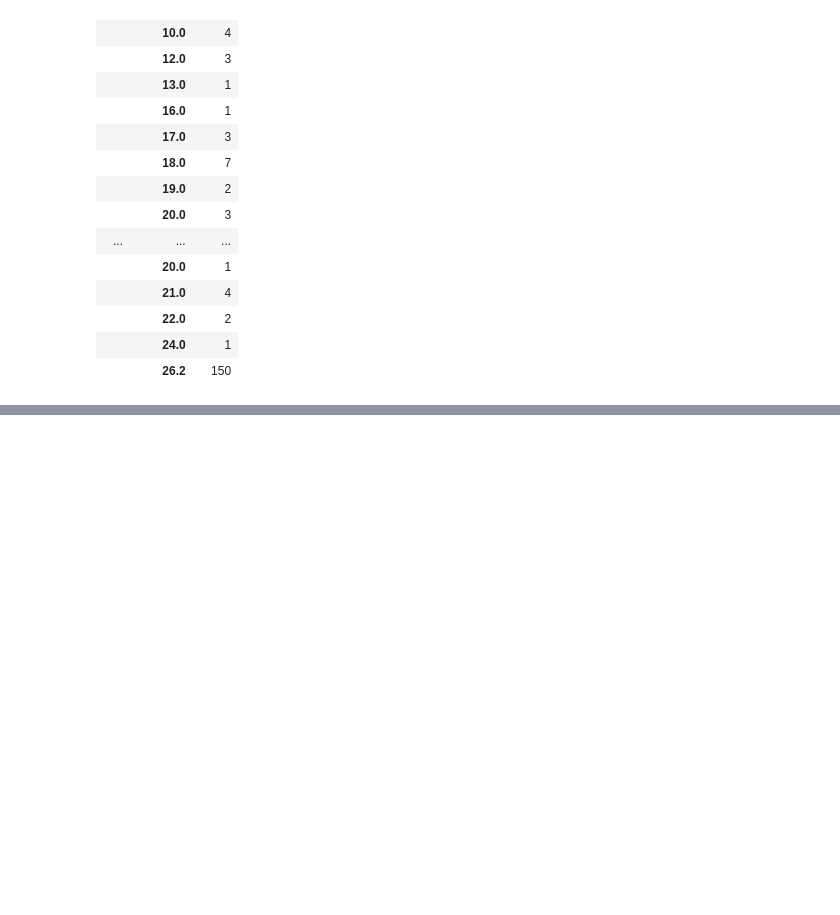
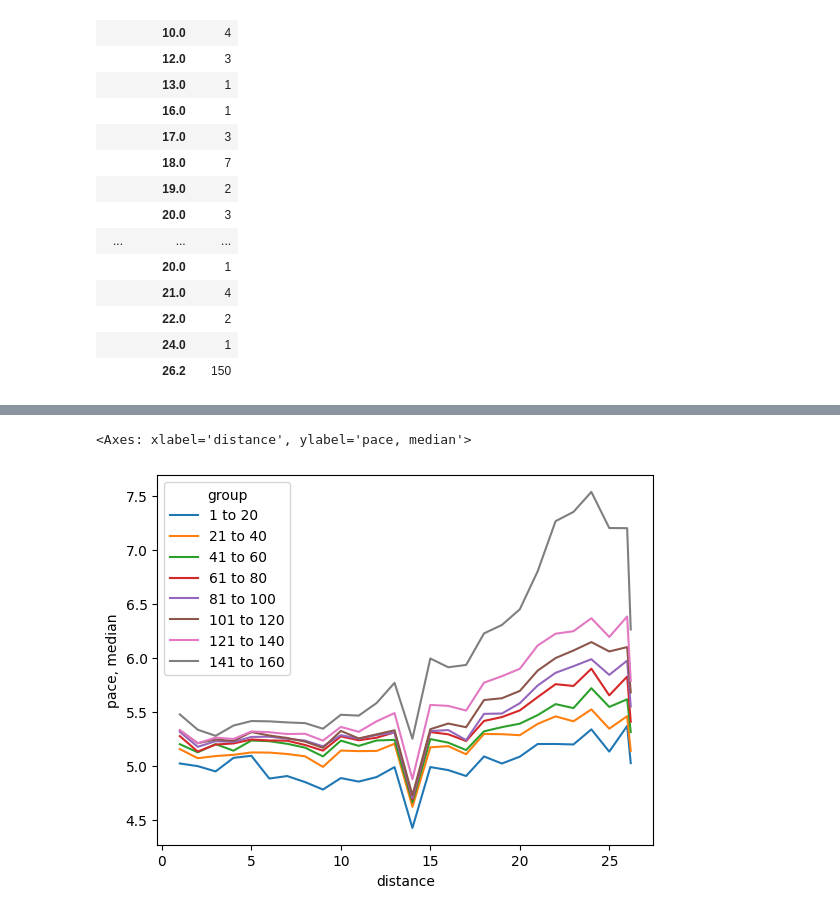
Before and after one commit to syphax/flow-visualizations, a Jupyter notebook: usa-marathon-trials-2024/util/_dev_get_times.ipynb, the cells around one changed output, grey strips where cells are left out. Drawn from its saved outputs; the diff is of its cells as text; code cells hidden in the pictures; blank space fills up the shorter version.

```diff
--- a/usa-marathon-trials-2024/util/_dev_get_times.ipynb
+++ b/usa-marathon-trials-2024/util/_dev_get_times.ipynb
@@ -387,0 +431,26 @@ df_results_runner_detail
+# %%
+# Group
+
+group_size = 20
+list_by_mile_by_group = []
+
+for i in range(0, 20):
+    print(i)
+    _df = get_splits_by_mile(df_results_clean_all[
+        (df_results_clean_all['flag_finished'] == 1) &
+        (df_results_clean_all['final_place'] >  (i * group_size)) &
+        (df_results_clean_all['final_place'] <= (i + 1) * group_size)
+    ])
+    _df['group'] = '{} to {}'.format((i * group_size) + 1, (i + 1) * group_size)
+
+    list_by_mile_by_group.append(_df)
+
+df_time_by_mile_by_group = pd.concat(list_by_mile_by_group, axis=0)
+
+df_time_by_mile_by_group['pace, avg'] = np.where(df_time_by_mile_by_group.index.get_level_values('distance') == 26.2,
+                                                 df_time_by_mile_by_group[('milesplit_mins', 'mean')] / 0.21875,
+                                                 df_time_by_mile_by_group[('milesplit_mins', 'mean')])
+
+df_time_by_mile_by_group['pace, median'] = np.where(df_time_by_mile_by_group.index.get_level_values('distance') == 26.2,
+                                                 df_time_by_mile_by_group[('milesplit_mins', 'median')] / 0.21875,
+                                                 df_time_by_mile_by_group[('milesplit_mins', 'median')])
@@ -387,0 +478,14 @@ df_results_runner_detail
+# %%
+# Make a chart!
+
+import seaborn as sns
+
+df_chart = df_time_by_mile_by_group.reset_index()
+df_chart = df_chart[df_chart['sex'] == 'M']
+
+sns.lineplot(x="distance", y="pace, median",
+             hue="group",
+             data=df_chart)
+# %% [output]
+<Axes: xlabel='distance', ylabel='pace, median'>
+[figure, added]
```
Also changed, not shown: parts of 13 cells of this notebook, 4 other files.
